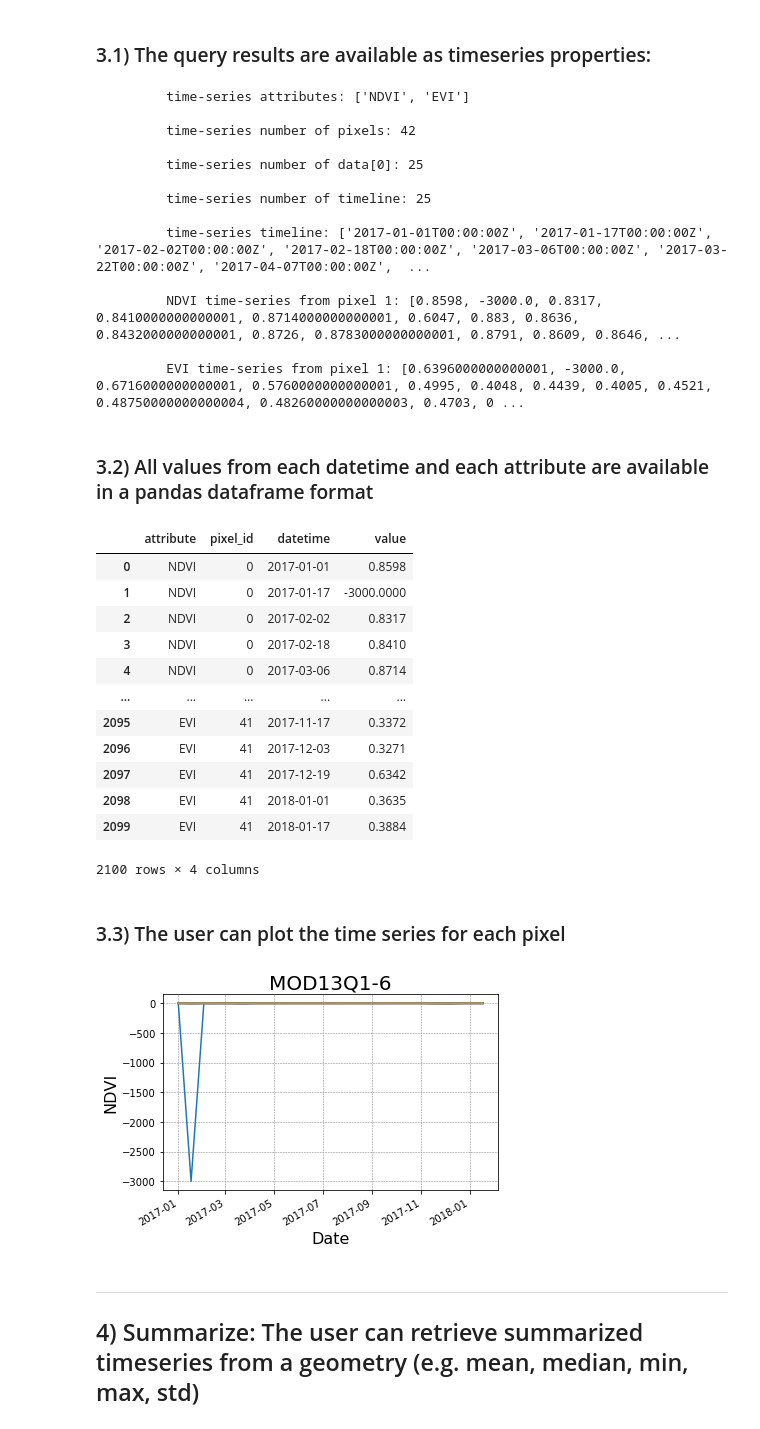
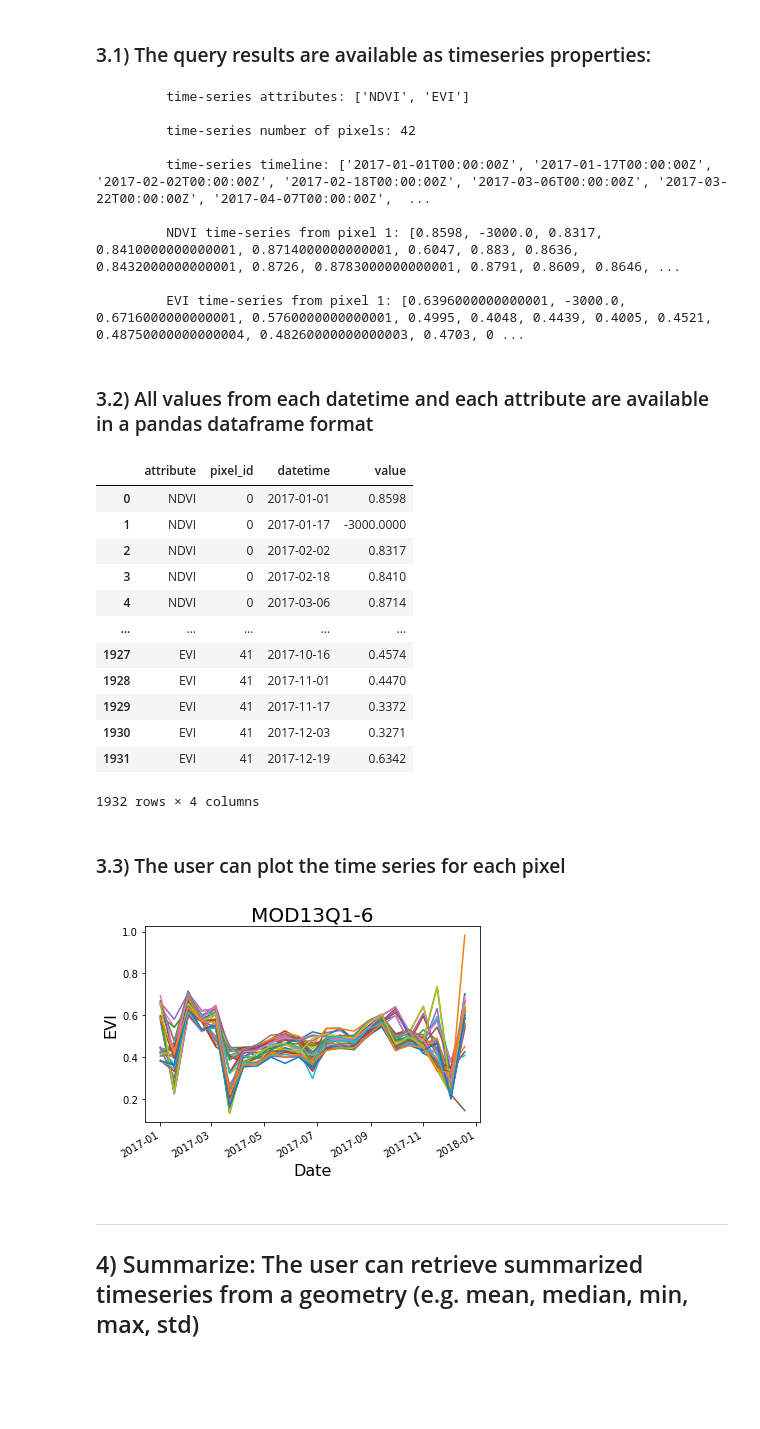
Before and after one commit to brazil-data-cube/wtss.py, a Jupyter notebook: examples/WTSS_jupyter_notebook.ipynb, the cells around one changed output. Saved outputs shown, nothing was run; the diff lists cells and outputs as text; code cells hidden in the pictures; blank space fills up the shorter version.

Commit message:
:bug: review fixes + replace nodata value in plots #76; :art: ex updated

```diff
--- a/examples/WTSS_jupyter_notebook.ipynb
+++ b/examples/WTSS_jupyter_notebook.ipynb
@@ -11,28 +11,9 @@
 # under the terms of the MIT License; see LICENSE file for more details.
 #
 
-##TOKEN
-##TOKEN
-##TOKEN
-##TOKEN
-##TOKEN
-##TOKEN
-##TOKEN
-##TOKEN
-
 from wtss import *
 
 SERVER_URL = 'http://127.0.0.1:6000/'
-BDC_AUTH_TOKEN = 'gqsMERmOZYQS0opW4TSjsmDadeeuYvJRKAA34um1LU'
+BDC_AUTH_TOKEN = 'change-me'
 
 service = WTSS(url=SERVER_URL, access_token=BDC_AUTH_TOKEN)
-
-##TOKEN
-##TOKEN
-##TOKEN
-##TOKEN
-service
-##TOKEN
-##TOKEN
-##TOKEN
-##TOKEN
@@ -84,7 +63,7 @@ _______________________________________
 attributes = ['NDVI','EVI']
 geometry = {"type":"Polygon","coordinates":[[[-54,-12],[-53.99,-12],[-53.99,-11.99],[-54,-11.99],[-54,-12]]]}
 start_datetime = '2017-01-01'
-end_datetime = '2018-01-31'
+end_datetime = '2017-12-31'
 
 # Retrieve data
 timeseries = coverage.ts(
@@ -121,9 +100,6 @@ EVI
 print('\n\t time-series attributes:', timeseries.attributes)
 
 print('\n\t time-series number of pixels:', timeseries.number_of_pixels)
-
-print('\n\t time-series number of data[0]:', len(timeseries.NDVI[0]))
-print('\n\t time-series number of timeline:', len(timeseries.timeline))
 
 print('\n\t time-series timeline:', timeseries.timeline)
 
@@ -134,10 +110,6 @@ print('\n\t EVI time-series from pixel 1:', timeseries.EVI[0])
          time-series attributes: ['NDVI', 'EVI']
 
          time-series number of pixels: 42
-
-         time-series number of data[0]: 25
-
-         time-series number of timeline: 25
 
          time-series timeline: ['2017-01-01T00:00:00Z', '2017-01-17T00:00:00Z', '2017-02-02T00:00:00Z', '2017-02-18T00:00:00Z', '2017-03-06T00:00:00Z', '2017-03-22T00:00:00Z', '2017-04-07T00:00:00Z',  ...
 
@@ -157,18 +129,18 @@ timeseries_df
 | 3 | NDVI | 0 | 2017-02-18 | 0.8410 |
 | 4 | NDVI | 0 | 2017-03-06 | 0.8714 |
 | ... | ... | ... | ... | ... |
-| 2095 | EVI | 41 | 2017-11-17 | 0.3372 |
-| 2096 | EVI | 41 | 2017-12-03 | 0.3271 |
-| 2097 | EVI | 41 | 2017-12-19 | 0.6342 |
-| 2098 | EVI | 41 | 2018-01-01 | 0.3635 |
-| 2099 | EVI | 41 | 2018-01-17 | 0.3884 |
+| 1927 | EVI | 41 | 2017-10-16 | 0.4574 |
+| 1928 | EVI | 41 | 2017-11-01 | 0.4470 |
+| 1929 | EVI | 41 | 2017-11-17 | 0.3372 |
+| 1930 | EVI | 41 | 2017-12-03 | 0.3271 |
+| 1931 | EVI | 41 | 2017-12-19 | 0.6342 |
-2100 rows × 4 columns
+1932 rows × 4 columns
 # %% [markdown]
 ### 3.3) The user can plot the time series for each pixel
 # %%
-timeseries.plot(attribute='NDVI')
+timeseries.plot(attribute='EVI')
 # %% [output]
-[figure, old version]
+[figure, new version]
 # %% [markdown]
 _______________________________________
 ## 4) Summarize: The user can retrieve summarized timeseries from a geometry (e.g. mean, median, min, max, std)
```
Also changed, not shown: parts of 3 cells of this notebook, 6 other files.
